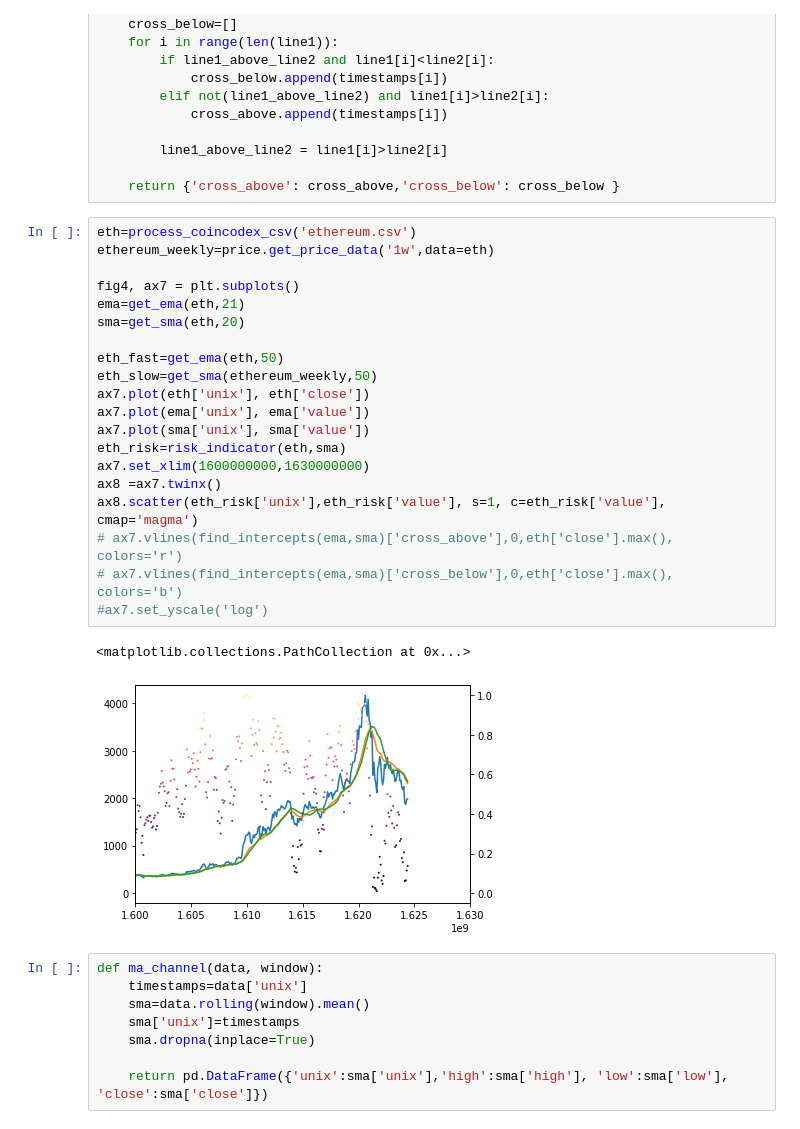
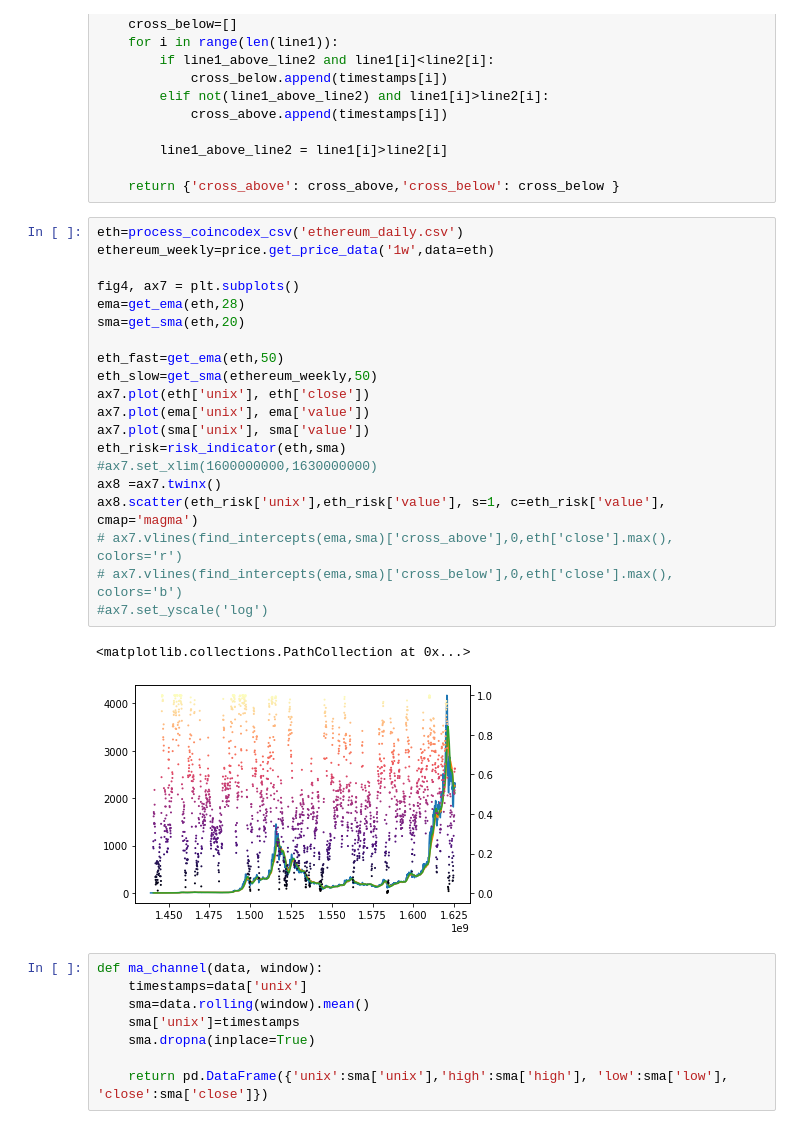
Before and after one commit to RDEvans31/saturn, a Jupyter notebook: Data analysis.ipynb, the cells around one changed output. Saved outputs shown, nothing was run; the diff lists cells and outputs as text.

```diff
--- a/Data analysis.ipynb
+++ b/Data analysis.ipynb
@@ -238,28 +238,28 @@ def find_intercepts(fast,slow): #each line is a dataframe with time stamp and va
 
     return {'cross_above': cross_above,'cross_below': cross_below }
 # %%
-eth=process_coincodex_csv('ethereum.csv')
+eth=process_coincodex_csv('ethereum_daily.csv')
 ethereum_weekly=price.get_price_data('1w',data=eth)
 
 fig4, ax7 = plt.subplots()
-ema=get_ema(eth,21)
+ema=get_ema(eth,28)
 sma=get_sma(eth,20)
 
 eth_fast=get_ema(eth,50)
 eth_slow=get_sma(ethereum_weekly,50)
 ax7.plot(eth['unix'], eth['close'])
 ax7.plot(ema['unix'], ema['value'])
 ax7.plot(sma['unix'], sma['value'])
 eth_risk=risk_indicator(eth,sma)
-ax7.set_xlim(1600000000,1630000000)
+#ax7.set_xlim(1600000000,1630000000)
 ax8 =ax7.twinx()
 ax8.scatter(eth_risk['unix'],eth_risk['value'], s=1, c=eth_risk['value'], cmap='magma')
 # ax7.vlines(find_intercepts(ema,sma)['cross_above'],0,eth['close'].max(), colors='r')
 # ax7.vlines(find_intercepts(ema,sma)['cross_below'],0,eth['close'].max(), colors='b')
 #ax7.set_yscale('log')
 # %% [output]
 <matplotlib.collections.PathCollection at 0x...>
-[figure, old version]
+[figure, new version]
 # %%
 def ma_channel(data, window):
     timestamps=data['unix']
```
Also changed, not shown: parts of 5 cells of this notebook, 6 other files.
